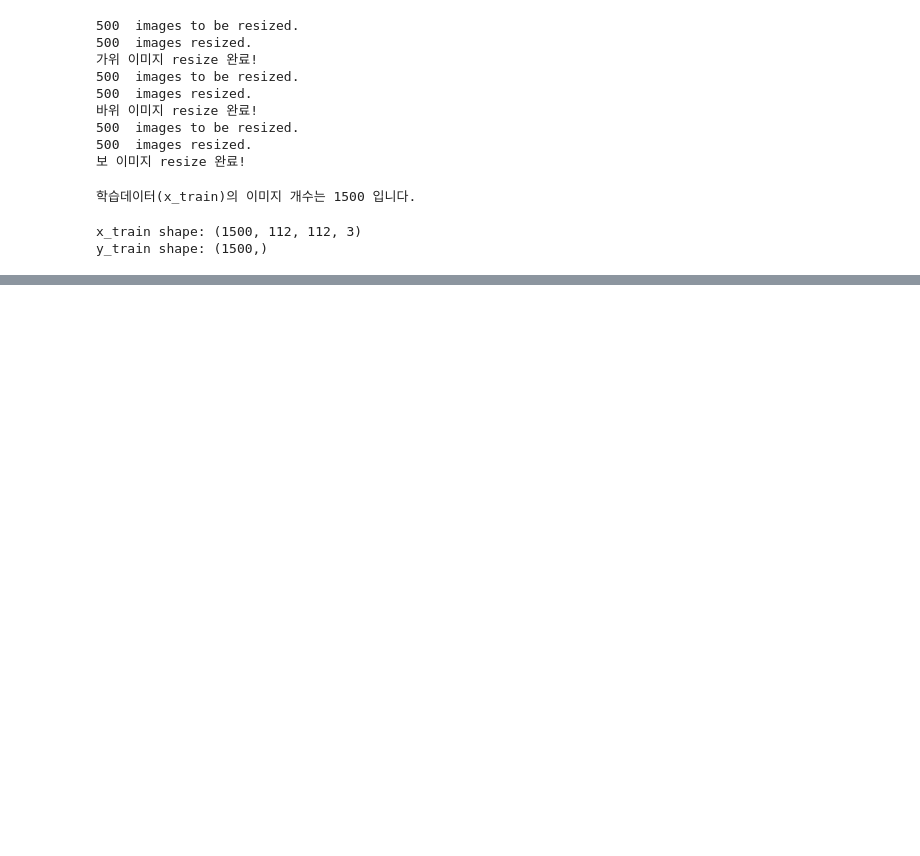
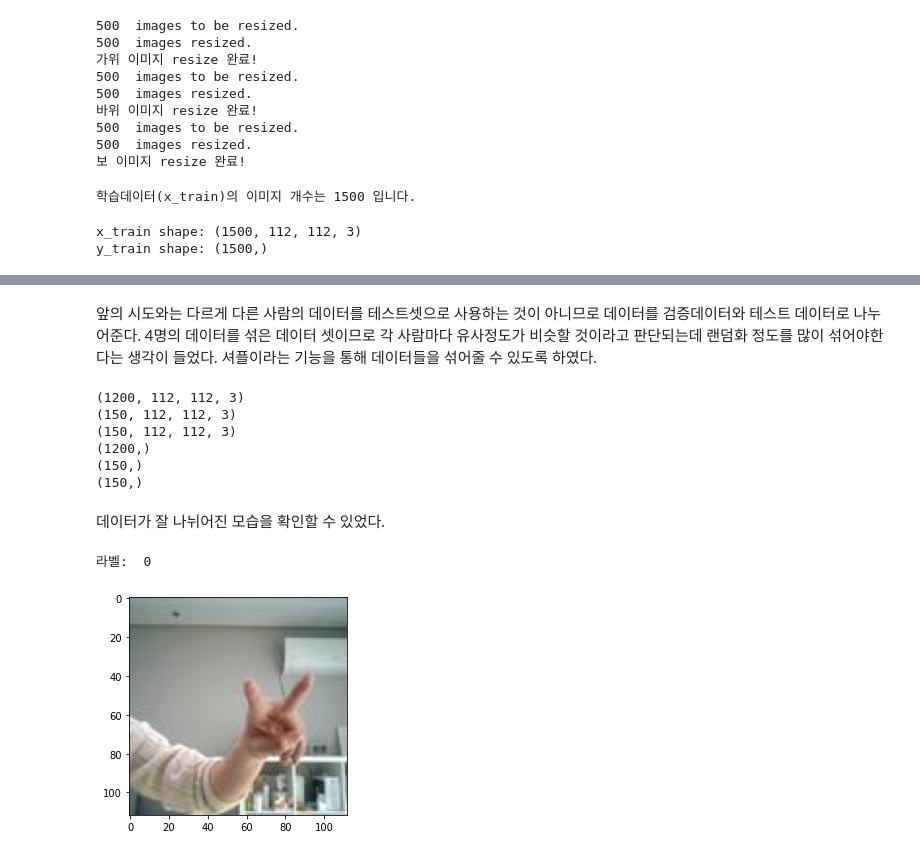
Before and after one commit to jongwoo108/AIFFEL_Online_2nd, a Jupyter notebook: [EX-10]rock_scissor_paper.ipynb, the cells around one changed output, grey strips where cells are left out. Drawn from its saved outputs; the diff is of its cells as text; code cells hidden in the pictures; blank space fills up the shorter version.

```diff
--- a/[EX-10]rock_scissor_paper.ipynb
+++ b/[EX-10]rock_scissor_paper.ipynb
@@ -802,0 +806,46 @@ print('라벨: ', y_train[0])
+# %%
+def train_val_test_split(ds, ds_size, sd,train_split=0.8, val_split=0.1, test_split=0.1, shuffle=True):
+    assert (train_split + test_split + val_split) == 1
+
+    if shuffle:
+        # trainning set, validation set, test set 을 동일하게 섞기 위해 seed 를 설정
+        ds_shuffled = np.random.RandomState(seed=sd).permutation(ds)
+
+    train_size = int(train_split * ds_size)
+    val_size = int(val_split * ds_size)
+
+    train_ds = ds_shuffled[0:train_size]
+    val_ds = ds_shuffled[train_size:train_size+val_size]
+    test_ds = ds_shuffled[train_size+val_size:]
+
+    return train_ds, val_ds, test_ds
+
+x_train_new, x_val_new, x_test_new = train_val_test_split(x_train,1500,50)
+y_train_new, y_val_new, y_test_new = train_val_test_split(y_train,1500,50)
+# %% [markdown]
+앞의 시도와는 다르게 다른 사람의 데이터를 테스트셋으로 사용하는 것이 아니므로 데이터를 검증데이터와 테스트 데이터로 나누어준다.
+4명의 데이터를 섞은 데이터 셋이므로 각 사람마다 유사정도가 비슷할 것이라고 판단되는데 랜덤화 정도를 많이 섞어야한다는 생각이 들었다.
+셔플이라는 기능을 통해 데이터들을 섞어줄 수 있도록 하였다.
+# %%
+print(x_train_new.shape)
+print(x_val_new.shape)
+print(x_test_new.shape)
+
+print(y_train_new.shape)
+print(y_val_new.shape)
+print(y_test_new.shape)
+# %% [output]
+(1200, 112, 112, 3)
+(150, 112, 112, 3)
+(150, 112, 112, 3)
+(1200,)
+(150,)
+(150,)
+# %% [markdown]
+데이터가 잘 나뉘어진 모습을 확인할 수 있었다.
+# %%
+plt.imshow(x_train_new[0])
+print('라벨: ', y_train_new[0])
+# %% [output]
+라벨:  0
+[figure, added]
```
Also changed, not shown: parts of 14 cells of this notebook.
